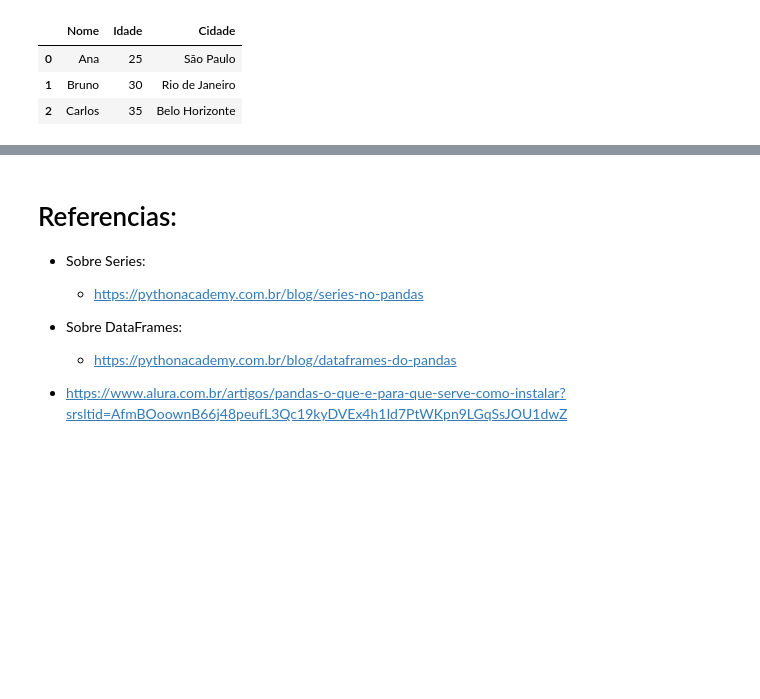
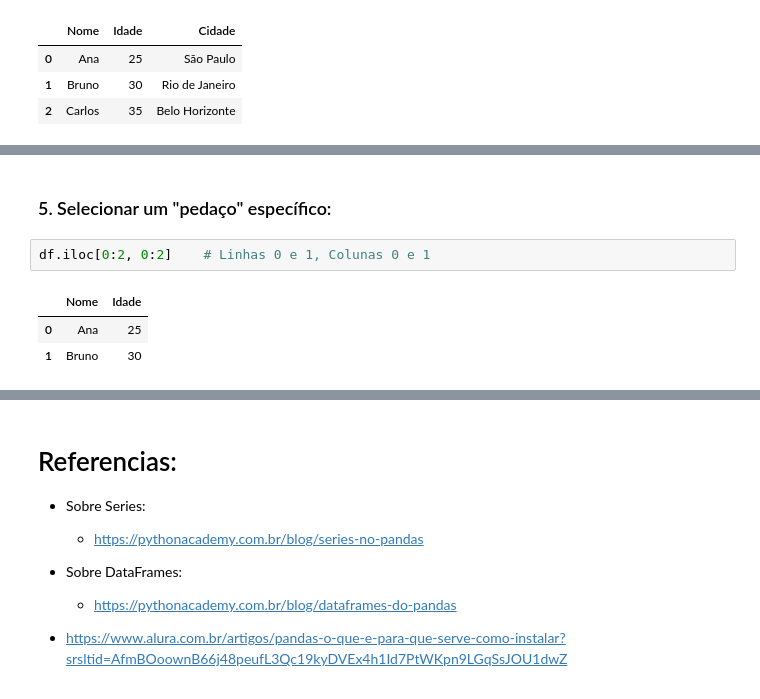
Before and after one commit to joao-victor-73/python.estudos, a Jupyter notebook: Estudos/Analise de Dados/Conceitos básicos pandas.ipynb, the cells around one changed output, grey strips where cells are left out. Drawn from its saved outputs; the diff is of its cells as text; blank space fills up the shorter version.

```diff
--- a/Estudos/Analise de Dados/Conceitos básicos pandas.ipynb
+++ b/Estudos/Analise de Dados/Conceitos básicos pandas.ipynb
@@ -252,0 +380,8 @@ df
+# %% [markdown]
+### 5. Selecionar um "pedaço" específico:
+# %%
+df.iloc[0:2, 0:2]    # Linhas 0 e 1, Colunas 0 e 1
+# %% [output]
+|  | Nome | Idade |
+| 0 | Ana | 25 |
+| 1 | Bruno | 30 |
```
Also changed, not shown: parts of 20 cells of this notebook, 2 other files.
